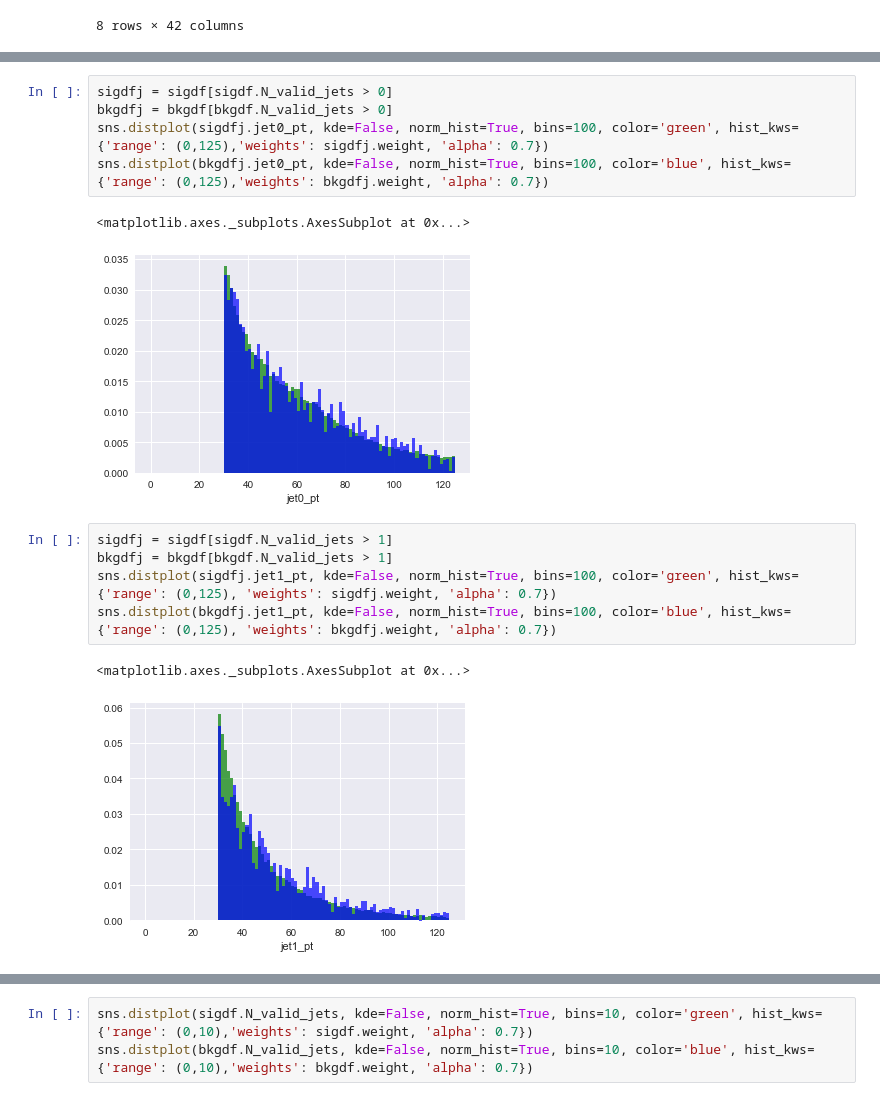
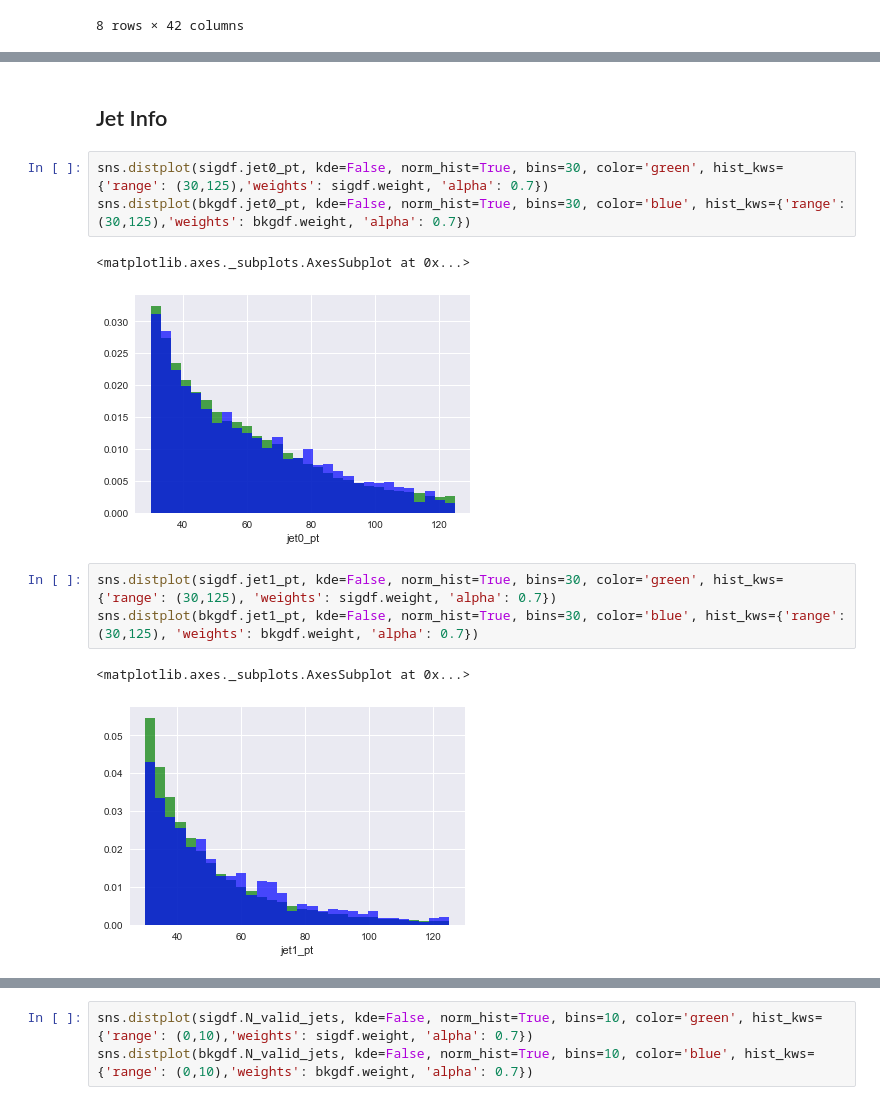
Before and after one commit to acarnes/py-ml, a Jupyter notebook: h2mumu/h2mumu.ipynb, the cells around one changed output, grey strips where cells are left out. Cells and saved outputs as stored; diff of their text form.

Commit message:
Added more plots into the h2mumu notebook.

```diff
--- a/h2mumu/h2mumu.ipynb
+++ b/h2mumu/h2mumu.ipynb
@@ -49,17 +81,15 @@ sns.distplot(bkgdf.mu1_pt, kde=False, norm_hist=True, bins=100, color='blue', hi
+# %% [markdown]
+## Jet Info
 # %%
-sigdfj = sigdf[sigdf.N_valid_jets > 0]
-bkgdfj = bkgdf[bkgdf.N_valid_jets > 0]
-sns.distplot(sigdfj.jet0_pt, kde=False, norm_hist=True, bins=100, color='green', hist_kws={'range': (0,125),'weights': sigdfj.weight, 'alpha': 0.7})
-sns.distplot(bkgdfj.jet0_pt, kde=False, norm_hist=True, bins=100, color='blue', hist_kws={'range': (0,125),'weights': bkgdfj.weight, 'alpha': 0.7})
+sns.distplot(sigdf.jet0_pt, kde=False, norm_hist=True, bins=30, color='green', hist_kws={'range': (30,125),'weights': sigdf.weight, 'alpha': 0.7})
+sns.distplot(bkgdf.jet0_pt, kde=False, norm_hist=True, bins=30, color='blue', hist_kws={'range': (30,125),'weights': bkgdf.weight, 'alpha': 0.7})
 # %% [output]
 <matplotlib.axes._subplots.AxesSubplot at 0x...>
-[figure, old version]
+[figure, new version]
 # %%
-sigdfj = sigdf[sigdf.N_valid_jets > 1]
-bkgdfj = bkgdf[bkgdf.N_valid_jets > 1]
-sns.distplot(sigdfj.jet1_pt, kde=False, norm_hist=True, bins=100, color='green', hist_kws={'range': (0,125), 'weights': sigdfj.weight, 'alpha': 0.7})
-sns.distplot(bkgdfj.jet1_pt, kde=False, norm_hist=True, bins=100, color='blue', hist_kws={'range': (0,125), 'weights': bkgdfj.weight, 'alpha': 0.7})
+sns.distplot(sigdf.jet1_pt, kde=False, norm_hist=True, bins=30, color='green', hist_kws={'range': (30,125), 'weights': sigdf.weight, 'alpha': 0.7})
+sns.distplot(bkgdf.jet1_pt, kde=False, norm_hist=True, bins=30, color='blue', hist_kws={'range': (30,125), 'weights': bkgdf.weight, 'alpha': 0.7})
 # %% [output]
 <matplotlib.axes._subplots.AxesSubplot at 0x...>
-[figure, old version]
+[figure, new version]
 # %%
```
Also changed, not shown: parts of 30 cells of this notebook.
